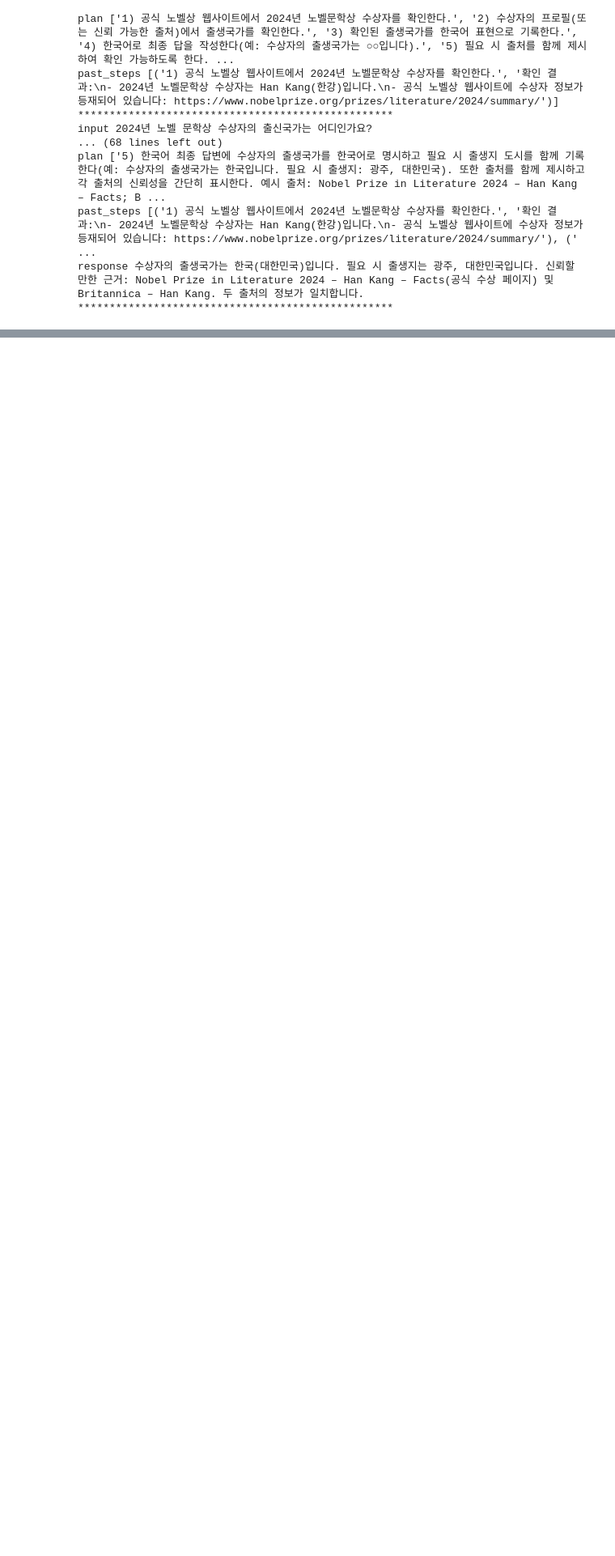
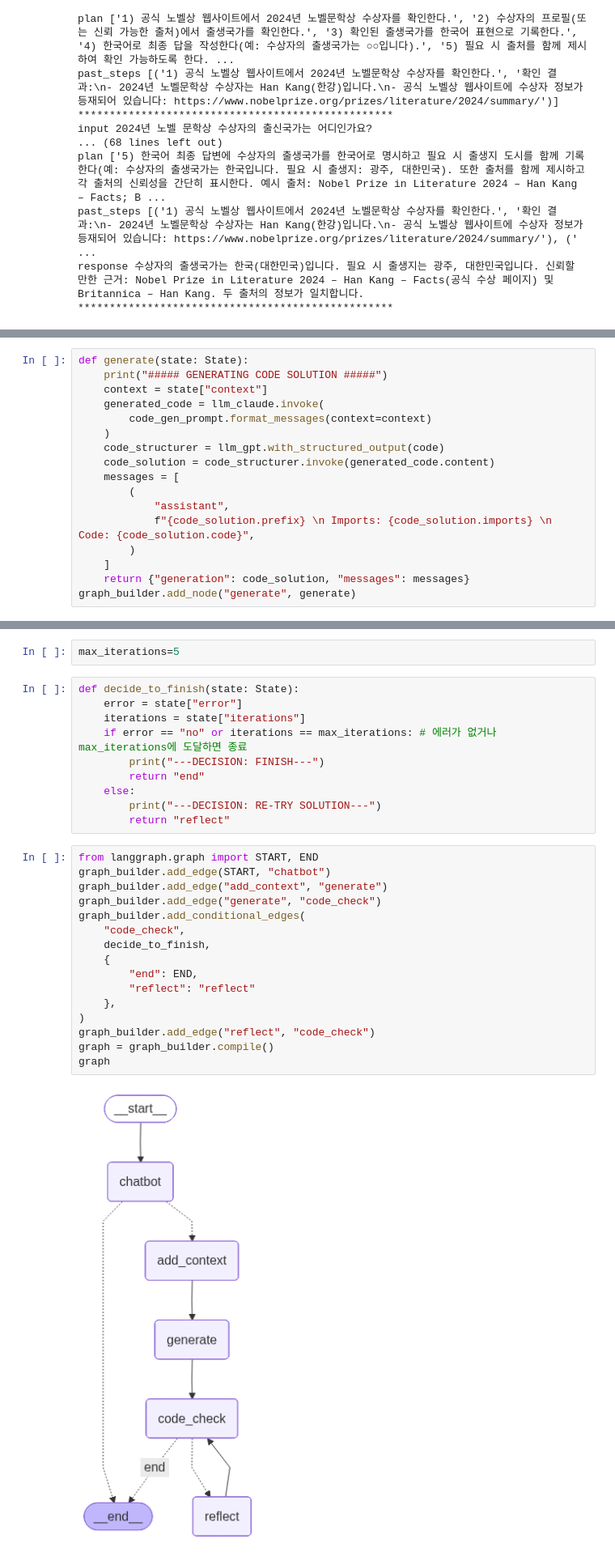
Before and after one commit to hyeonji826/AI, a Jupyter notebook: AI Agent/5_LangGraph_Reflection.ipynb, the cells around one changed output, grey strips where cells are left out. Shown: that part at 81% size. Drawn from its saved outputs; the diff is of its cells as text; blank space fills up the shorter version.

```diff
--- a/AI Agent/5_LangGraph_Reflection.ipynb
+++ b/AI Agent/5_LangGraph_Reflection.ipynb
@@ -896,0 +1176,17 @@ response 수상자의 출생국가는 한국(대한민국)입니다. 필요 시
+# %%
+def generate(state: State):
+    print("##### GENERATING CODE SOLUTION #####")
+    context = state["context"]
+    generated_code = llm_claude.invoke(
+        code_gen_prompt.format_messages(context=context)
+    )
+    code_structurer = llm_gpt.with_structured_output(code)
+    code_solution = code_structurer.invoke(generated_code.content)
+    messages = [
+        (
+            "assistant",
+            f"{code_solution.prefix} \n Imports: {code_solution.imports} \n Code: {code_solution.code}",
+        )
+    ]
+    return {"generation": code_solution, "messages": messages}
+graph_builder.add_node("generate", generate)
@@ -896,0 +1280,30 @@ response 수상자의 출생국가는 한국(대한민국)입니다. 필요 시
+# %%
+max_iterations=5
+# %%
+def decide_to_finish(state: State):
+    error = state["error"]
+    iterations = state["iterations"]
+    if error == "no" or iterations == max_iterations: # 에러가 없거나 max_iterations에 도달하면 종료
+        print("---DECISION: FINISH---")
+        return "end"
+    else:
+        print("---DECISION: RE-TRY SOLUTION---")
+        return "reflect"
+# %%
+from langgraph.graph import START, END
+graph_builder.add_edge(START, "chatbot")
+graph_builder.add_edge("add_context", "generate")
+graph_builder.add_edge("generate", "code_check")
+graph_builder.add_conditional_edges(
+    "code_check",
+    decide_to_finish,
+    {
+        "end": END,
+        "reflect": "reflect"
+    },
+)
+graph_builder.add_edge("reflect", "code_check")
+graph = graph_builder.compile()
+graph
+# %% [output]
+[figure, added]
```
Also changed, not shown: parts of 30 cells of this notebook.
